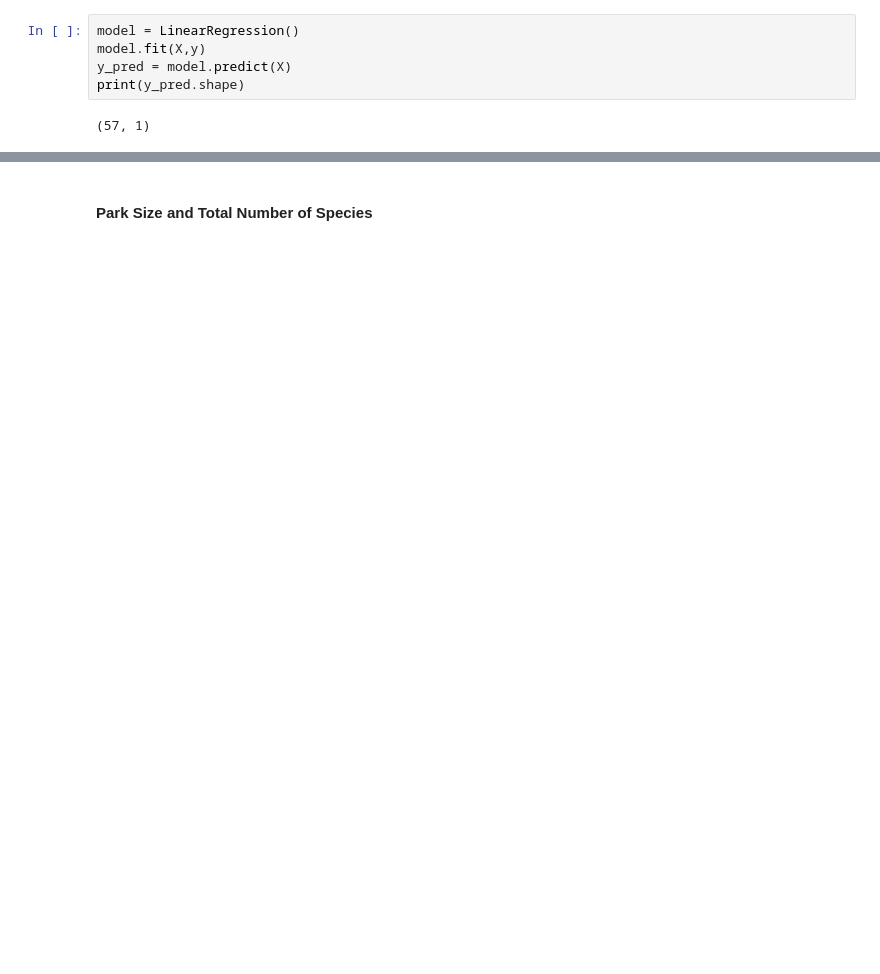
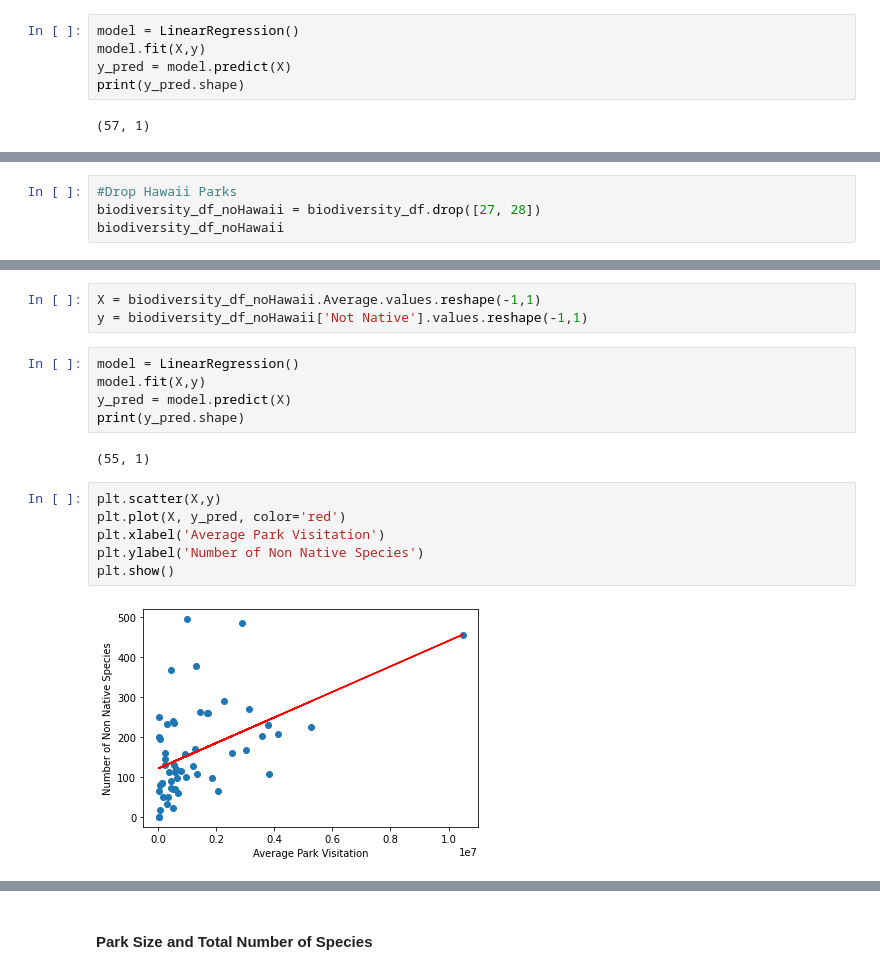
Before and after one commit to holleyvoegtle/Biodiversity_Analysis, a Jupyter notebook: machine-learning/Biodiversity_MachineLearning.ipynb, the cells around one changed output, grey strips where cells are left out. Cells and saved outputs as stored; diff of their text form; blank space fills up the shorter version.

```diff
--- a/machine-learning/Biodiversity_MachineLearning.ipynb
+++ b/machine-learning/Biodiversity_MachineLearning.ipynb
@@ -636,0 +135,4 @@ plt.show()
+# %%
+#Drop Hawaii Parks
+biodiversity_df_noHawaii = biodiversity_df.drop([27, 28])
+biodiversity_df_noHawaii
@@ -637,3 +158,21 @@ plt.show()
+# %%
+X = biodiversity_df_noHawaii.Average.values.reshape(-1,1)
+y = biodiversity_df_noHawaii['Not Native'].values.reshape(-1,1)
+# %%
+model = LinearRegression()
+model.fit(X,y)
+y_pred = model.predict(X)
+print(y_pred.shape)
+# %% [output]
+(55, 1)
+# %%
+plt.scatter(X,y)
+plt.plot(X, y_pred, color='red')
+plt.xlabel('Average Park Visitation')
+plt.ylabel('Number of Non Native Species')
+plt.show()
+# %% [output]
+[figure, added]
 # %%
 from sklearn.metrics import mean_squared_error
 mean_squared_error(y, y_pred)
```
Also changed, not shown: parts of 60 cells of this notebook.
